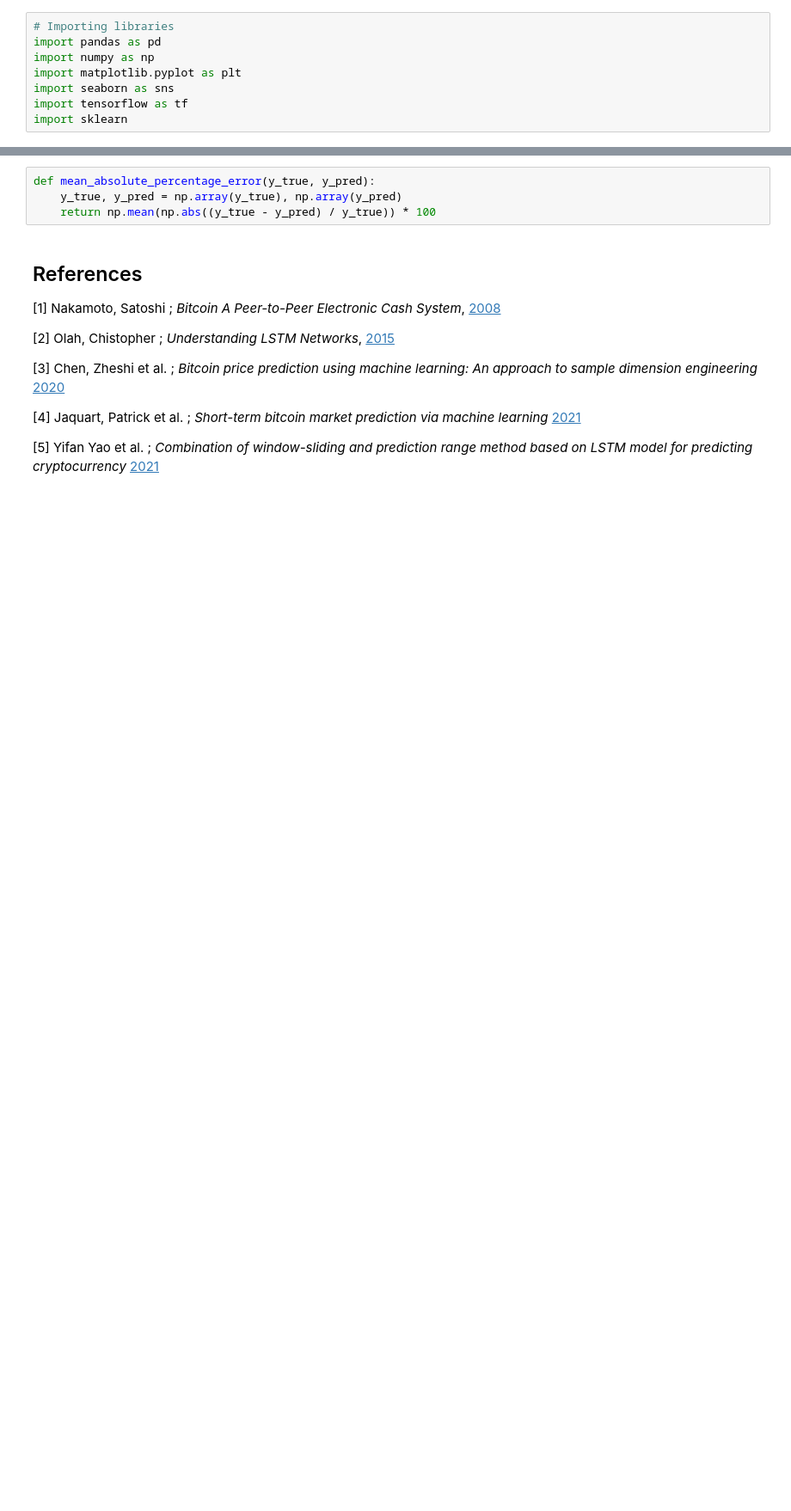
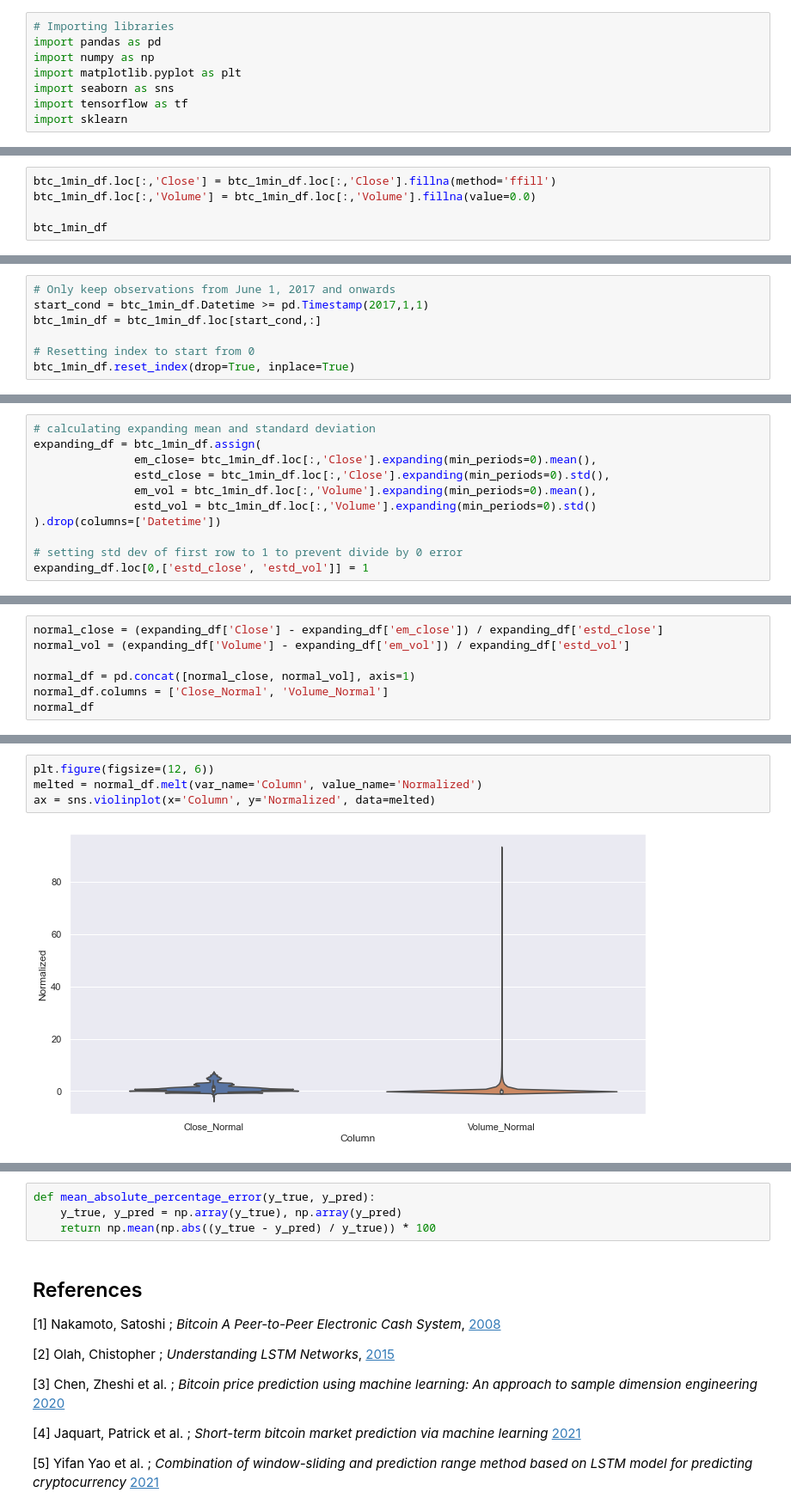
Before and after one commit to jcatron3/bitcoin_lstm, a Jupyter notebook: final_tutorial.ipynb, the cells around one changed output, grey strips where cells are left out. Shown at 86% size. Saved outputs shown, nothing was run; the diff lists cells and outputs as text; blank space fills up the shorter version.

Commit message:
About to remove the expanding mean normalization

```diff
--- a/final_tutorial.ipynb
+++ b/final_tutorial.ipynb
@@ -209,0 +138,5 @@ The features I will be using are
+# %%
+btc_1min_df.loc[:,'Close'] = btc_1min_df.loc[:,'Close'].fillna(method='ffill')
+btc_1min_df.loc[:,'Volume'] = btc_1min_df.loc[:,'Volume'].fillna(value=0.0)
+
+btc_1min_df
@@ -209,0 +166,7 @@ The features I will be using are
+# %%
+# Only keep observations from June 1, 2017 and onwards
+start_cond = btc_1min_df.Datetime >= pd.Timestamp(2017,1,1)
+btc_1min_df = btc_1min_df.loc[start_cond,:]
+
+# Resetting index to start from 0
+btc_1min_df.reset_index(drop=True, inplace=True)
@@ -209,0 +210,11 @@ The features I will be using are
+# %%
+# calculating expanding mean and standard deviation
+expanding_df = btc_1min_df.assign(
+               em_close= btc_1min_df.loc[:,'Close'].expanding(min_periods=0).mean(),
+               estd_close = btc_1min_df.loc[:,'Close'].expanding(min_periods=0).std(),
+               em_vol = btc_1min_df.loc[:,'Volume'].expanding(min_periods=0).mean(),
+               estd_vol = btc_1min_df.loc[:,'Volume'].expanding(min_periods=0).std()
+).drop(columns=['Datetime'])
+
+# setting std dev of first row to 1 to prevent divide by 0 error
+expanding_df.loc[0,['estd_close', 'estd_vol']] = 1
@@ -209,0 +227,7 @@ The features I will be using are
+# %%
+normal_close = (expanding_df['Close'] - expanding_df['em_close']) / expanding_df['estd_close']
+normal_vol = (expanding_df['Volume'] - expanding_df['em_vol']) / expanding_df['estd_vol']
+
+normal_df = pd.concat([normal_close, normal_vol], axis=1)
+normal_df.columns = ['Close_Normal', 'Volume_Normal']
+normal_df
@@ -209,0 +252,6 @@ The features I will be using are
+# %%
+plt.figure(figsize=(12, 6))
+melted = normal_df.melt(var_name='Column', value_name='Normalized')
+ax = sns.violinplot(x='Column', y='Normalized', data=melted)
+# %% [output]
+[figure, added]
```
Also changed, not shown: parts of 58 cells of this notebook.
